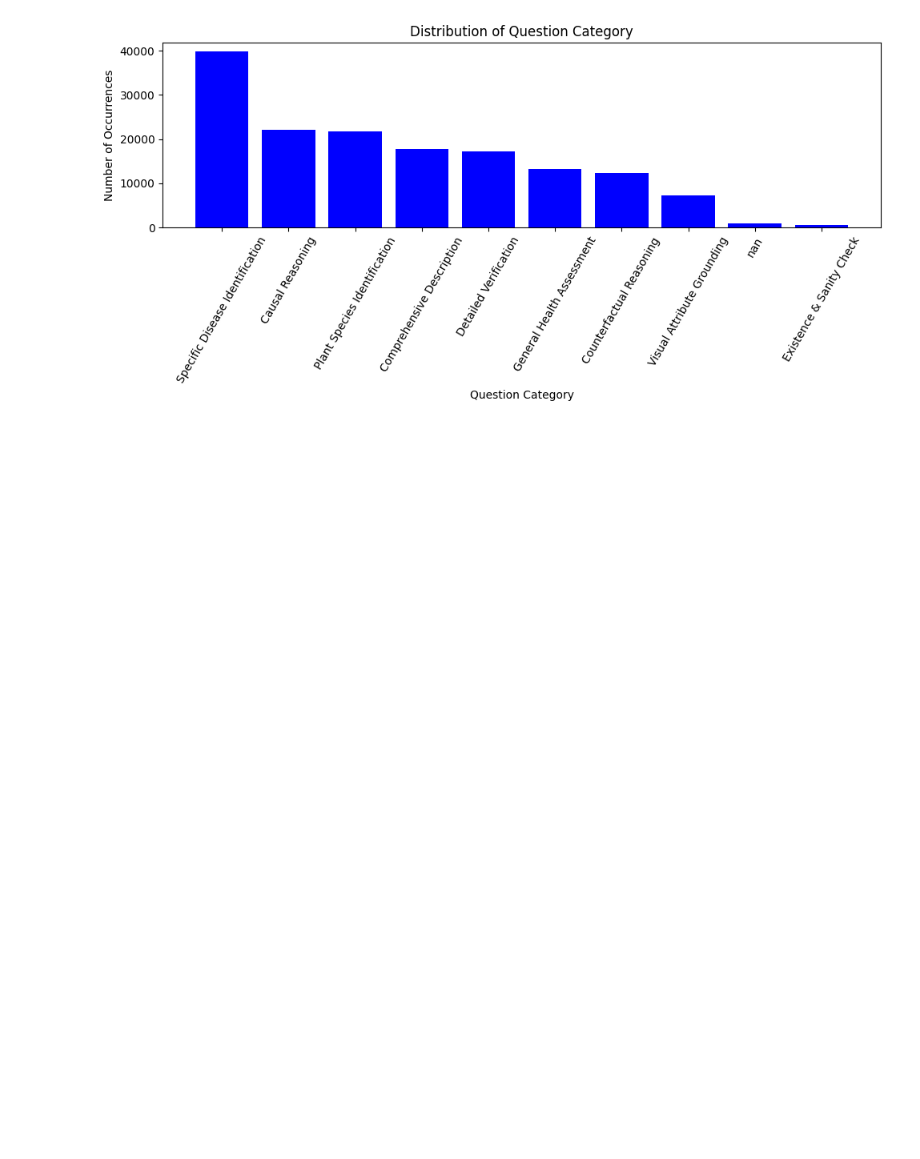
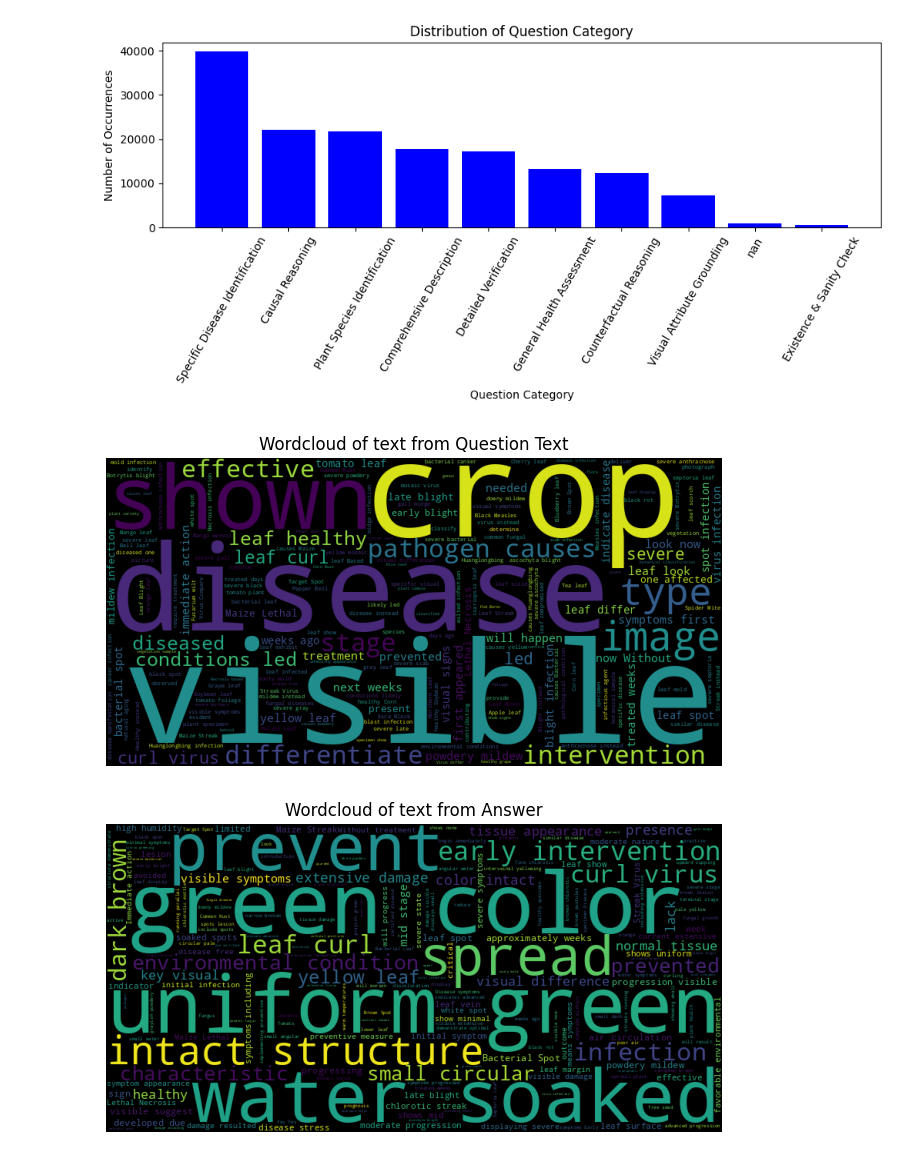
Before and after one commit to KylerYohnPsu/PlantQA, a Jupyter notebook: Capstone_Executables.ipynb, the cells around one changed output. Saved outputs shown, nothing was run; the diff lists cells and outputs as text; code cells hidden in the pictures; blank space fills up the shorter version.

Commit message:
add wordcloud and word distribution code

```diff
--- a/Capstone_Executables.ipynb
+++ b/Capstone_Executables.ipynb
@@ -83,3 +85,11 @@ text_explore.make_column_distribution_graph(plant_expert_vqa_train, "question_ca
 [figure]
 [figure]
 [figure]
+# %%
+# make wordclouds of some of the text columns
+# This helps visualize which words are the most common in teh dataset
+text_explore.make_wordcloud(plant_expert_vqa_train, "question_text")
+text_explore.make_wordcloud(plant_expert_vqa_train, "answer")
+# %% [output]
+[figure, added]
+[figure, added]
```
Also changed, not shown: parts of 5 cells of this notebook, 1 other file.
